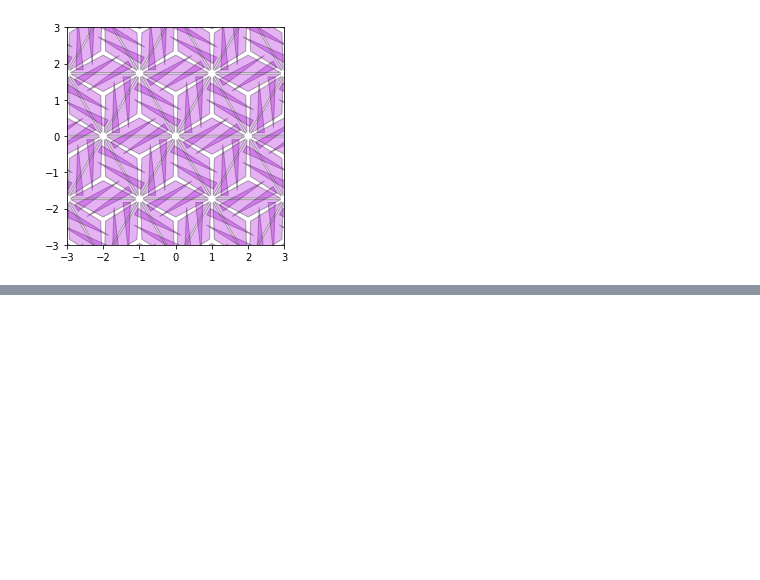
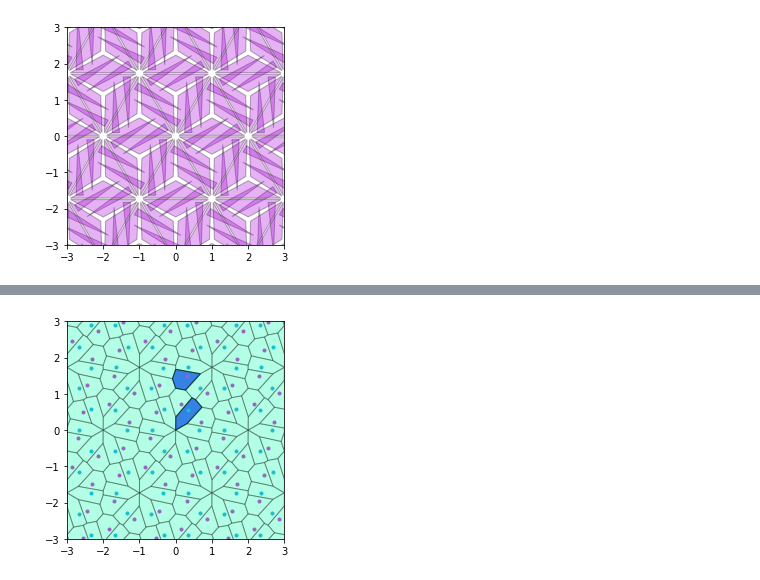
Before and after one commit to marinavas/poplocavanje, a Jupyter notebook: diagram.ipynb, the cells around one changed output, grey strips where cells are left out. Cells and saved outputs as stored; diff of their text form; code cells hidden in the pictures; blank space fills up the shorter version.

```diff
--- a/diagram.ipynb
+++ b/diagram.ipynb
@@ -35,4 +47,11 @@ plt.show()
 [figure]
 # %%
 slike = generisi_pol(izomgen_p6,pol)
+# %%
+def namesti(ax,xmin,xmax,ymin,ymax):
+    ax.set_xlim(xmin,xmax)
+    ax.set_xticks(range(xmin,xmax+1))
+    ax.set_ylim(ymin,ymax)
+    ax.set_yticks(range(ymin,ymax+1))
+    ax.set_aspect(1)
 # %%
@@ -65,0 +83,29 @@ plt.show()
+# %%
+tacke2 = []
+
+pol_n=0
+A = Point(pol.centroid)
+B = Point(pol.exterior.coords[2])
+slike_A = generisi_t(izomgen_p6,A)
+slike_B = generisi_t(izomgen_p6,B)
+for i in range(len(slike_A)):
+    tacke2.append(T(slike_A[i]))
+    tacke2.append(T(slike_B[i]))
+
+vor = Voronoi(tacke2)
+
+pol_A = Polygon([vor.vertices[p] for p in vor.regions[vor.point_region[0]]])
+pol_B = Polygon([vor.vertices[p] for p in vor.regions[vor.point_region[1]]])
+pol_U=pol_A.union(pol_B)
+
+ax = plt.axes()
+namesti(ax,-3,3,-3,3)
+crtaj([I],pol_U,ax,'#0000FF',0.7)
+
+
+crtaj(izomgen_p6,pol_U,ax,'#00FFAA')
+plt.plot([T(s)[0] for s in slike_A],[T(s)[1] for s in slike_A],'C9.')
+plt.plot([T(s)[0] for s in slike_B],[T(s)[1] for s in slike_B],'C4.')
+plt.show()
+# %% [output]
+[figure, added]
```
Also changed, not shown: parts of 6 cells of this notebook.
